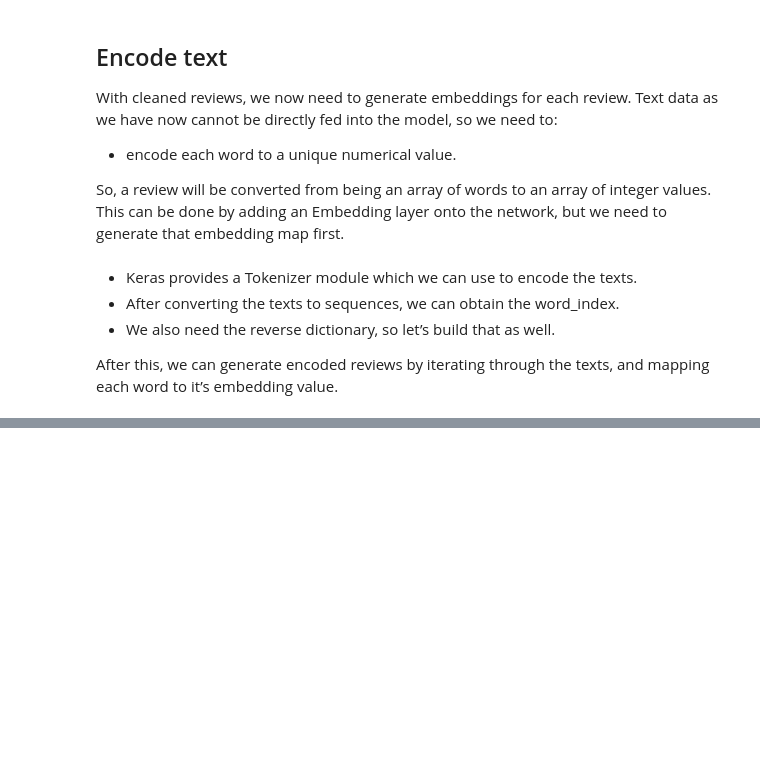
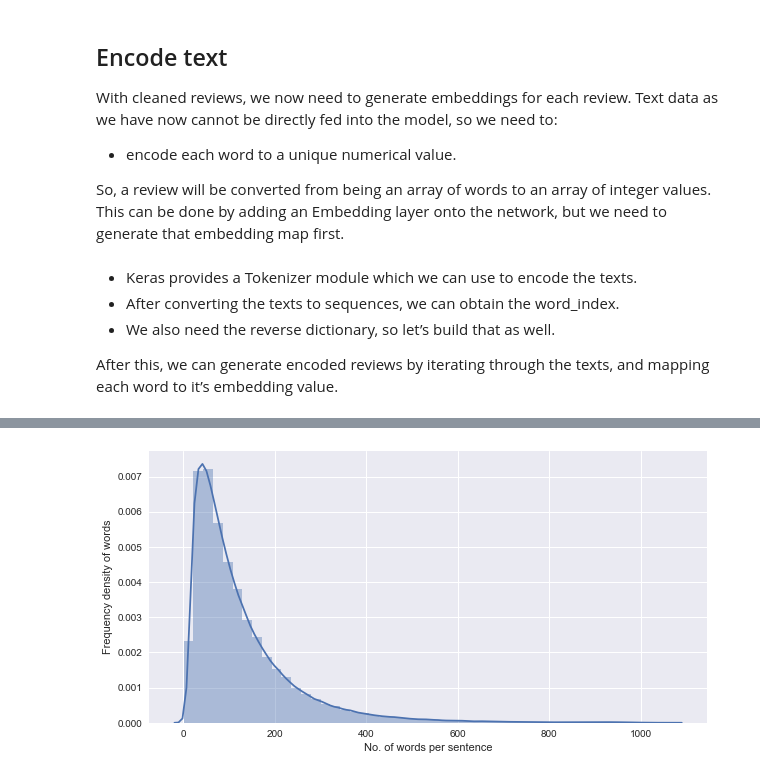
Before and after one commit to saurabhsingh13no/Yelp_review_sentiment_analysis, a Jupyter notebook: notebook/1_Data_Preparation.ipynb, the cells around one changed output, grey strips where cells are left out. Drawn from its saved outputs; the diff is of its cells as text; code cells hidden in the pictures; blank space fills up the shorter version.

```diff
--- a/notebook/1_Data_Preparation.ipynb
+++ b/notebook/1_Data_Preparation.ipynb
@@ -207,0 +272,8 @@ After this, we can generate encoded reviews by iterating through the texts, and
+# %%
+plt.figure(figsize=(10,5))
+plt.xlabel("No. of words per sentence")
+plt.ylabel("Frequency density of words")
+sns.distplot(numberOfWords)
+plt.show()
+# %% [output]
+[figure, added]
```
Also changed, not shown: parts of 24 cells of this notebook.
